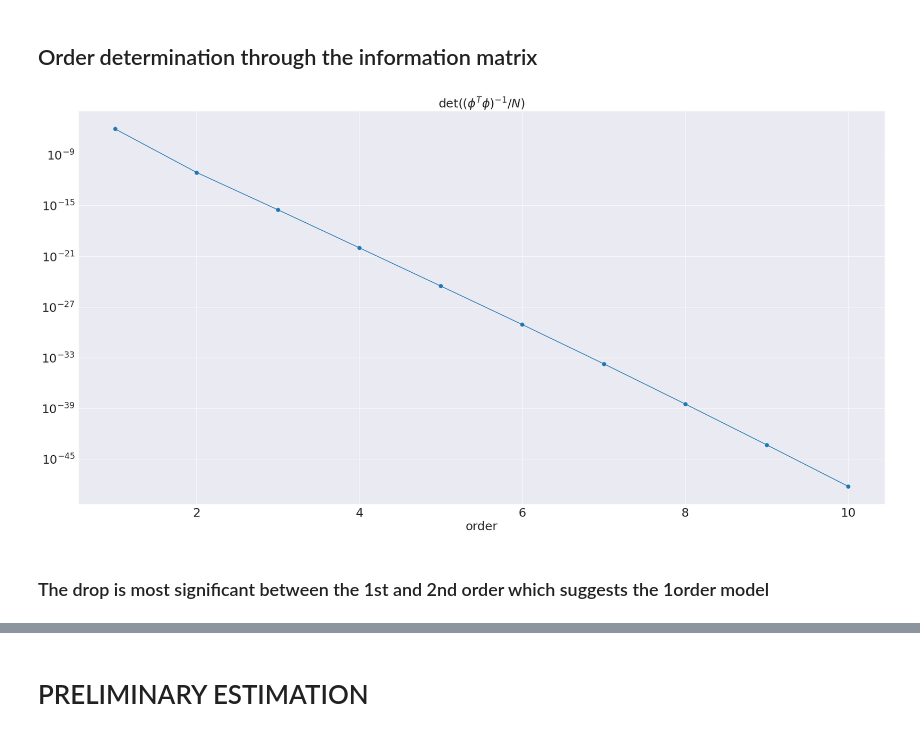
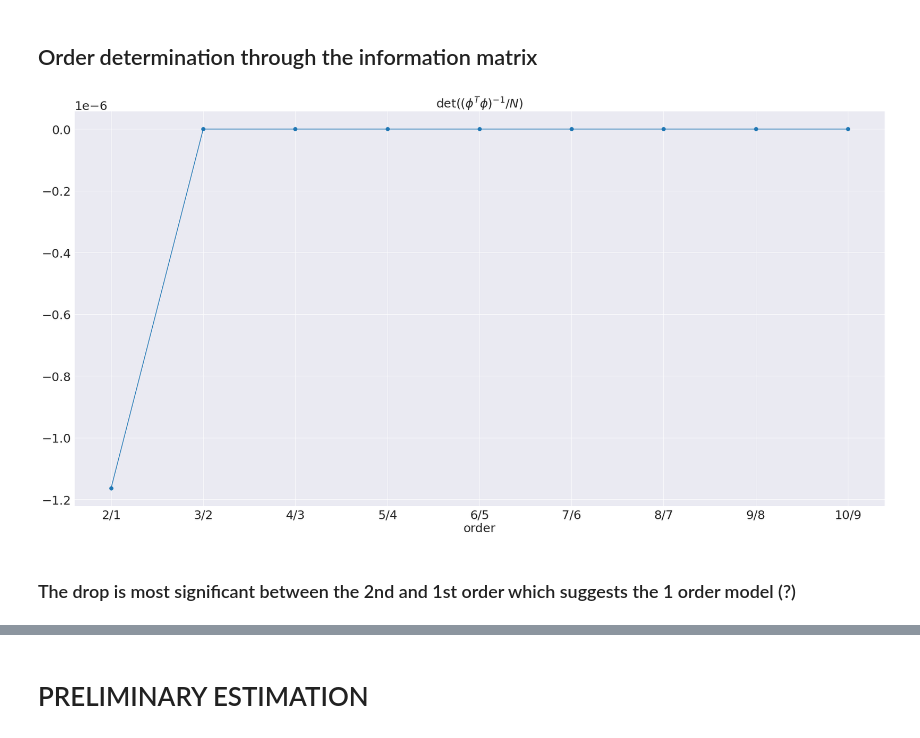
Before and after one commit to nyuhanc/BLA, a Jupyter notebook: 0_preliminary_analysis.ipynb, the cells around one changed output, grey strips where cells are left out. Cells and saved outputs as stored; diff of their text form; code cells hidden in the pictures.

```diff
--- a/0_preliminary_analysis.ipynb
+++ b/0_preliminary_analysis.ipynb
@@ -174,38 +174,39 @@ plt.show()
 #     assert len(u) == N, "Input and output must be the same length"
 #
 #     # Initialize an empty matrix
 #     Phi = np.empty((N, ny + nu + 1))
 #
 #     # Loop over each row of the matrix
 #     for t in range(N):
 #         # Autoregressive part
 #         for i in range(ny):
 #             Phi[t, i] = y[t-i-1] if t-i-1 >= 0 else 0
 #
 #         # Exogenous part
 #         for i in range(nu + 1):
 #             Phi[t, i + ny] = u[t - i] if t - i >= 0 else 0
 #
 #     return Phi
 
 def construct_info_matrix(y, u, order):
     ys = [np.roll(y,i) for i in range(order)]
     us = [np.roll(u,i) for i in range(order)]
     return np.vstack(ys+us).T[order-1:]
 
 lag_max = 10
 order = []
 for i in range(1,lag_max+1):
     phi = construct_info_matrix(df2['y'], df2['u'], i)
     order.append(np.linalg.det(np.linalg.inv(phi.T @ phi) / (i*2)))
 
-f = plt.figure(figsize=(30,15))
-plt.title(r'$\det ((\phi^T\phi)^{-1} / N)$')
-plt.xlabel('order')
-plt.semilogy(range(1,lag_max+1),order, marker='.', markersize=15)
-plt.grid(True)
+f, ax = plt.subplots(figsize=(30,15))
+ax.set_title(r'$\det ((\phi^T\phi)^{-1} / N)$')
+ax.set_xlabel('order')
+ax.plot(range(1,lag_max),[(order[i+1]-order[i]) for i in range(len(order)-1)], marker='.', markersize=15)
+ax.set_xticks(range(1,lag_max),['{}/{}'.format(i+1,i) for i in range(1, len(order))])
+ax.grid(True)
 plt.show()
 # %% [output]
-[figure, old version]
+[figure, new version]
 # %% [markdown]
-### The drop is most significant between the 1st and 2nd order which suggests the 1order model
+### The drop is most significant between the 2nd and 1st order which suggests the 1 order model (?)
```
Also changed, not shown: parts of 4 cells of this notebook.
